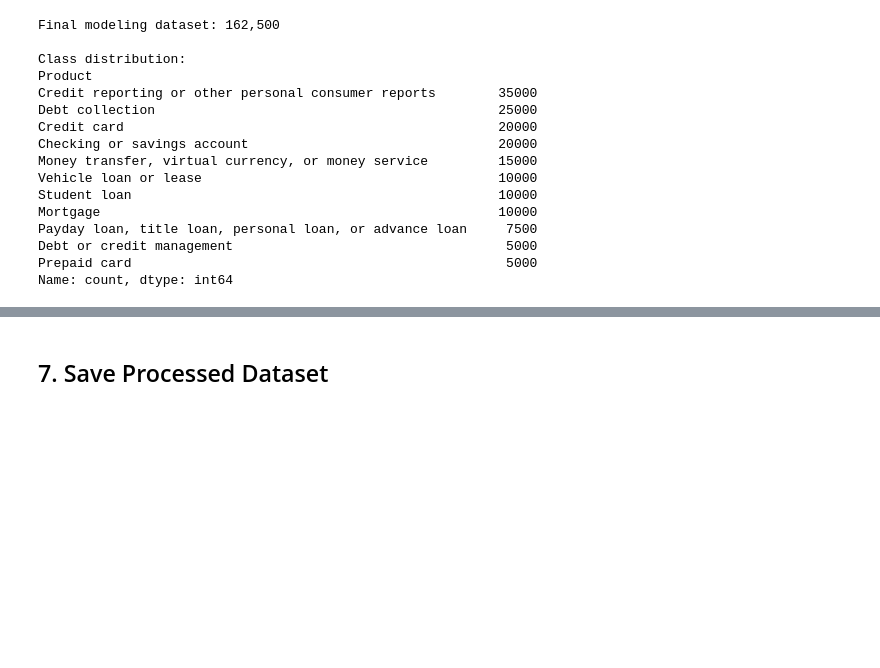
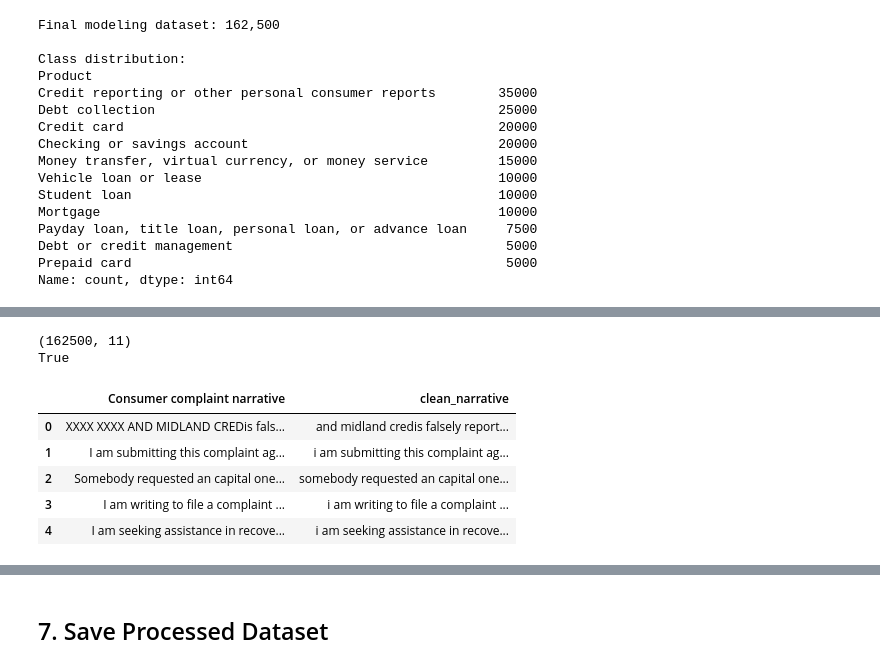
Before and after one commit to Griev-AI-ance/ComplaintRouter, a Jupyter notebook: notebooks/01_data_cleaning.ipynb, the cells around one changed output, grey strips where cells are left out. Drawn from its saved outputs; the diff is of its cells as text; code cells hidden in the pictures; blank space fills up the shorter version.

Commit message:
Redacted Info data cleaning and exploratory data analysis

```diff
--- a/notebooks/01_data_cleaning.ipynb
+++ b/notebooks/01_data_cleaning.ipynb
@@ -338,0 +347,37 @@ Name: count, dtype: int64
+# %%
+import re
+
+def clean_narrative(text):
+    text = str(text).lower()
+
+    # Remove CFPB redaction placeholders such as XXXX, XX, etc.
+    text = re.sub(r'\bx{2,}\b', ' ', text)
+
+    # Remove standalone numeric placeholders
+    text = re.sub(r'\b0{2,}\b', ' ', text)
+
+    # Remove extra whitespace
+    text = re.sub(r'\s+', ' ', text).strip()
+
+    return text
+
+modeling_data["clean_narrative"] = (
+    modeling_data["Consumer complaint narrative"]
+    .apply(clean_narrative)
+)
+
+print(modeling_data.shape)
+print("clean_narrative" in modeling_data.columns)
+
+modeling_data[
+    ["Consumer complaint narrative", "clean_narrative"]
+].head()
+# %% [output]
+(162500, 11)
+True
+|  | Consumer complaint narrative | clean_narrative |
+| 0 | XXXX XXXX AND MIDLAND CREDis fals... | and midland credis falsely report... |
+| 1 | I am submitting this complaint ag... | i am submitting this complaint ag... |
+| 2 | Somebody requested an capital one... | somebody requested an capital one... |
+| 3 | I am writing to file a complaint ... | i am writing to file a complaint ... |
+| 4 | I am seeking assistance in recove... | i am seeking assistance in recove... |
```
Also changed, not shown: parts of 3 cells of this notebook, 3 other files.
